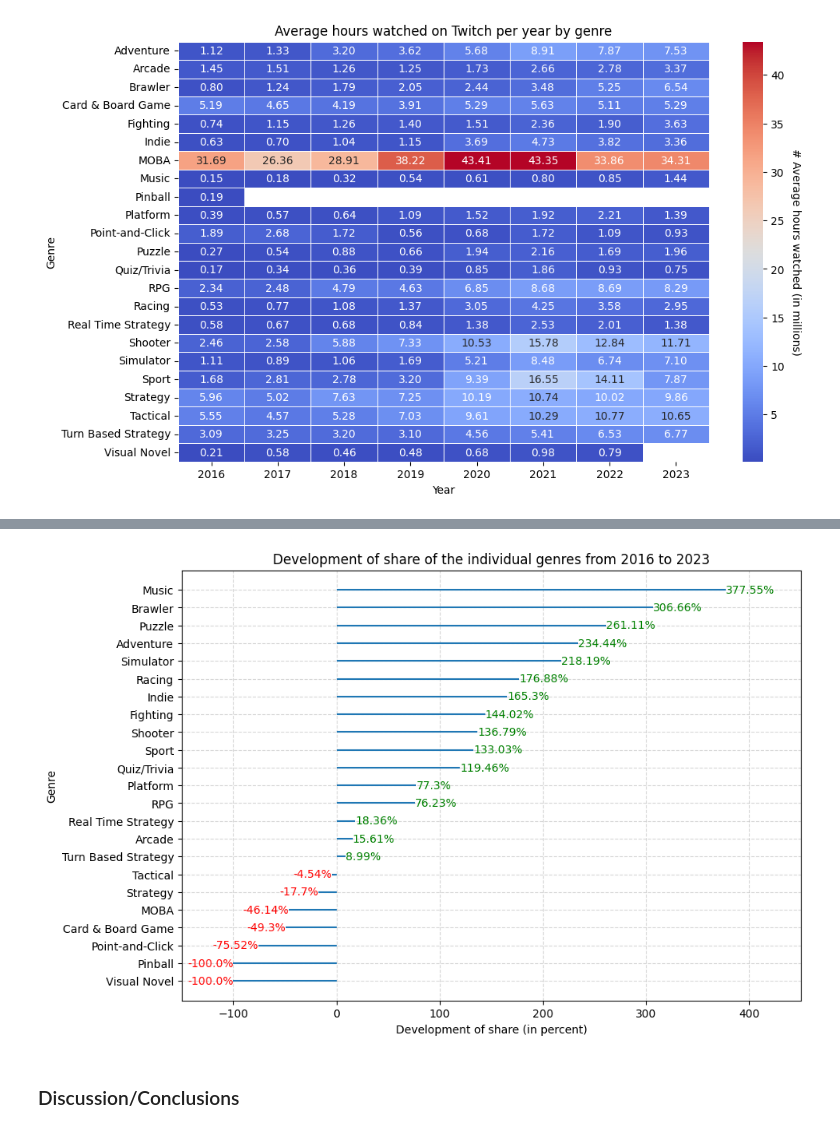
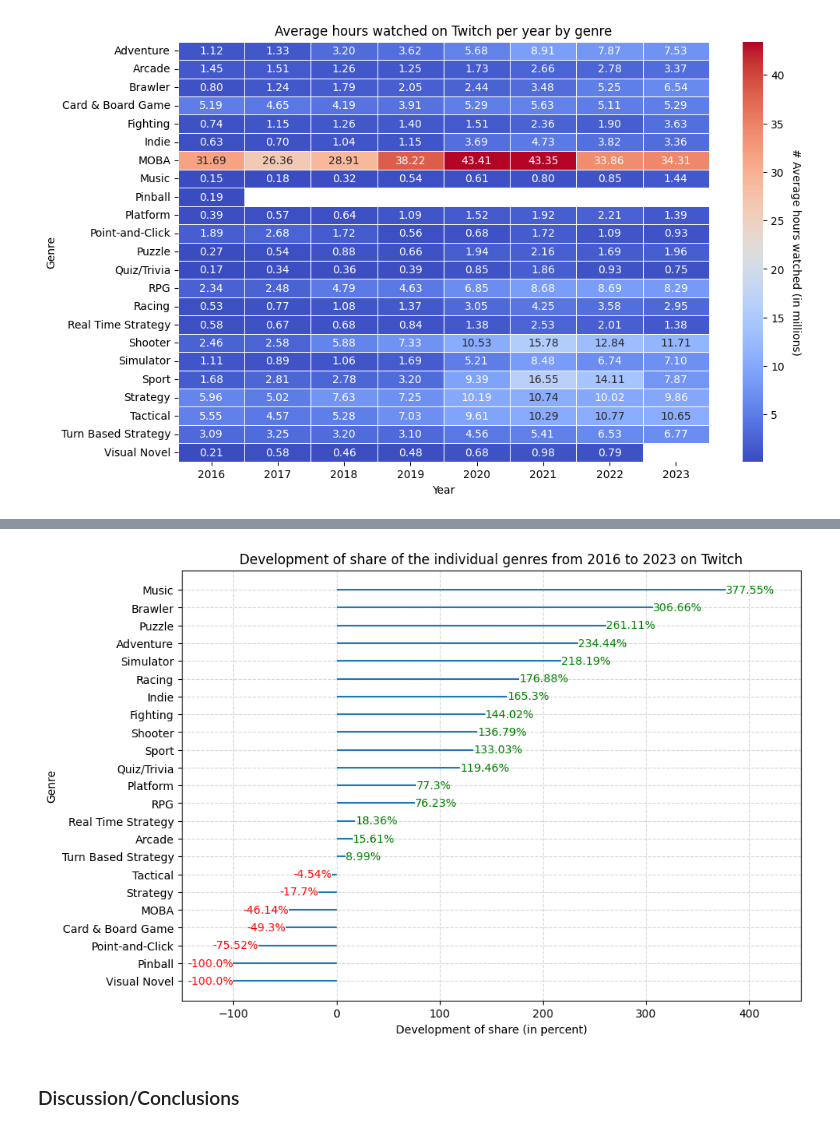
Before and after one commit to KevGame/made-template, a Jupyter notebook: project/report.ipynb, the cells around one changed output, grey strips where cells are left out. Saved outputs shown, nothing was run; the diff lists cells and outputs as text; code cells hidden in the pictures.

```diff
--- a/project/report.ipynb
+++ b/project/report.ipynb
@@ -491,35 +509,35 @@ df_plot10 = df_plot10.fillna(0)
 df_plot10 = df_plot10.divide(df_plot10.sum(axis=0), axis=1)
 
 # Calculate percentage change from first to last year
 df_plot10 = df_plot10.pct_change(axis=1, fill_method=None) * 100
 
 # Drop column 2016 because it has no values (starter column for year development)
 df_plot10 = df_plot10.drop(2016, axis=1)
 # Sort values descending by share development
 df_plot10 = df_plot10.sort_values(years[1], ascending=False)
 
 # Build plot
 fig, ax = plt.subplots(figsize=(10, 7))
-ax.set_title("Development of share of the individual genres from 2016 to 2023")
+ax.set_title("Development of share of the individual genres from 2016 to 2023 on Twitch")
 ax.grid(linestyle='--', alpha=0.5)
 ax.set_xlabel("Development of share (in percent)")
 ax.set_xlim(-150, 450)
 ax.set_ylabel("Genre")
 
 # Plot lines
 ax.hlines(y=df_plot10.index[::-1], xmin=0, xmax=df_plot10.values[::-1])
 
 # Annotate lines
 for genre, value in zip(df_plot10.index, df_plot10.values):
     ax.text(value, genre, f"{round(value[0], 2)}%",
             horizontalalignment='right' if value < 0 else 'left',
             verticalalignment='center',
             fontdict={'color':'red' if value < 0 else 'green', 'size':10})
 
 # Show plot
 plt.show()
 # %% [output]
-[figure, old version]
+[figure, new version]
 # %% [markdown]
 ### Discussion/Conclusions
 # %% [markdown]
```
Also changed, not shown: parts of 23 cells of this notebook.
